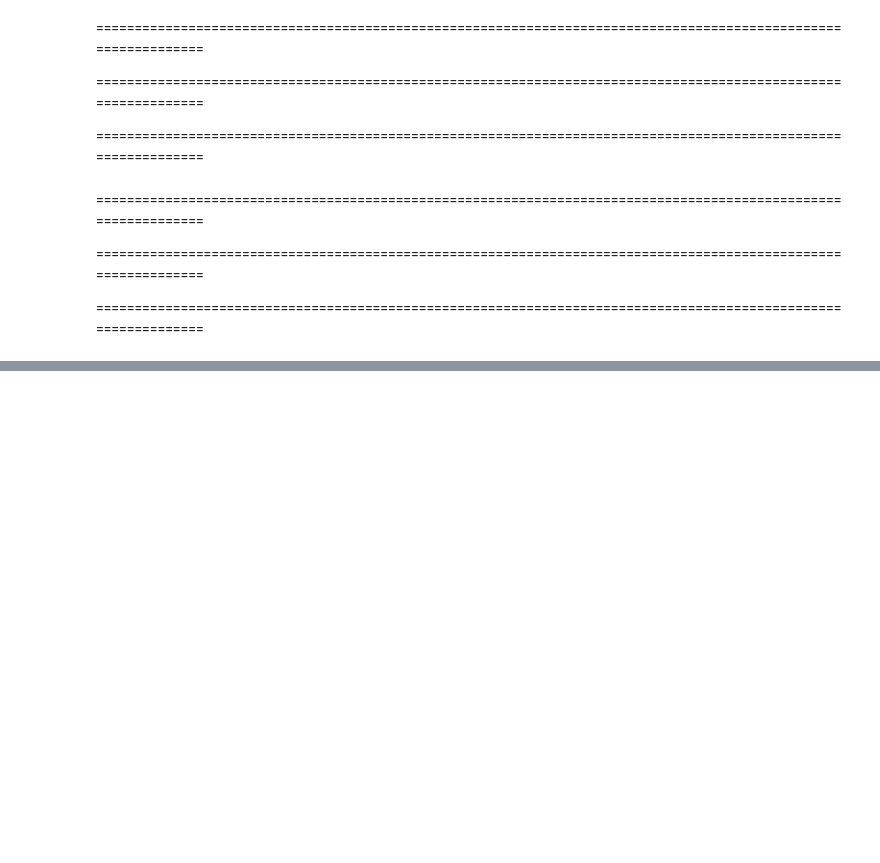
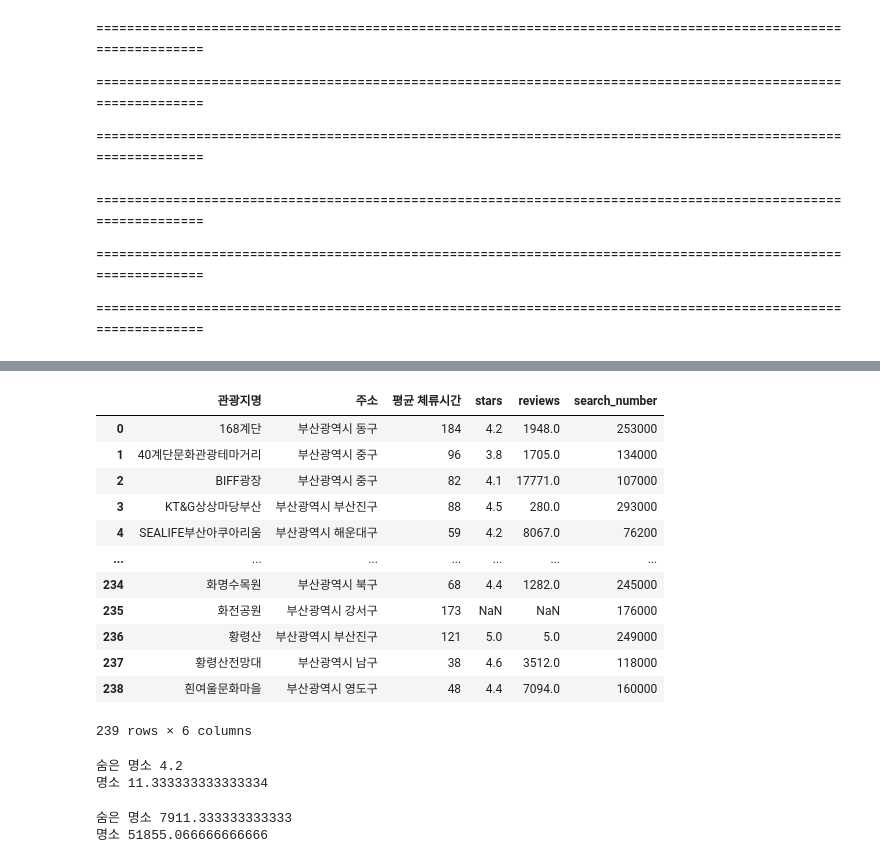
Before and after one commit to GRetriever/Data-Analysis-Project, a Jupyter notebook: Tourist Attractions/부산.ipynb, the cells around one changed output, grey strips where cells are left out. Saved outputs shown, nothing was run; the diff lists cells and outputs as text; code cells hidden in the pictures; blank space fills up the shorter version.

```diff
--- a/Tourist Attractions/부산.ipynb
+++ b/Tourist Attractions/부산.ipynb
@@ -793,0 +759,6 @@ p.sort_values(by='도착량',ascending=False)
+# %%
+basic_info = pd.read_csv('./부산/basic_info.csv')
+gender_info = pd.read_csv('./부산/gender_info.csv')
+navi_info = pd.read_csv('./부산/navi_info.csv')
+visit_info = pd.read_csv('./부산/visit_info.csv')
+location_info = pd.read_csv('./부산/location_info.csv')
@@ -793,0 +839,16 @@ p.sort_values(by='도착량',ascending=False)
+# %%
+basic_info
+# %% [output]
+|  | 관광지명 | 주소 | 평균 체류시간 | stars | reviews | search_number |
+| 0 | 168계단 | 부산광역시 동구 | 184 | 4.2 | 1948.0 | 253000 |
+| 1 | 40계단문화관광테마거리 | 부산광역시 중구 | 96 | 3.8 | 1705.0 | 134000 |
+| 2 | BIFF광장 | 부산광역시 중구 | 82 | 4.1 | 17771.0 | 107000 |
+| 3 | KT&G상상마당부산 | 부산광역시 부산진구 | 88 | 4.5 | 280.0 | 293000 |
+| 4 | SEALIFE부산아쿠아리움 | 부산광역시 해운대구 | 59 | 4.2 | 8067.0 | 76200 |
+| ... | ... | ... | ... | ... | ... | ... |
+| 234 | 화명수목원 | 부산광역시 북구 | 68 | 4.4 | 1282.0 | 245000 |
+| 235 | 화전공원 | 부산광역시 강서구 | 173 | NaN | NaN | 176000 |
+| 236 | 황령산 | 부산광역시 부산진구 | 121 | 5.0 | 5.0 | 249000 |
+| 237 | 황령산전망대 | 부산광역시 남구 | 38 | 4.6 | 3512.0 | 118000 |
+| 238 | 흰여울문화마을 | 부산광역시 영도구 | 48 | 4.4 | 7094.0 | 160000 |
+239 rows × 6 columns
@@ -793,0 +866,12 @@ p.sort_values(by='도착량',ascending=False)
+# %%
+print('숨은 명소', bus[bus['구분']=='숨은 명소']['정류장 갯수'].sum() / len(bus[bus['구분']=='숨은 명소']))
+print('명소', bus[bus['구분']=='명소']['정류장 갯수'].sum() / len(bus[bus['구분']=='명소']))
+# %% [output]
+숨은 명소 4.2
+명소 11.333333333333334
+# %%
+print('숨은 명소', bus[bus['구분']=='숨은 명소']['총 승객수'].sum() / len(bus[bus['구분']=='숨은 명소']))
+print('명소', bus[bus['구분']=='명소']['총 승객수'].sum() / len(bus[bus['구분']=='명소']))
+# %% [output]
+숨은 명소 7911.333333333333
+명소 51855.066666666666
```
Also changed, not shown: parts of 25 cells of this notebook, 4 other files.
